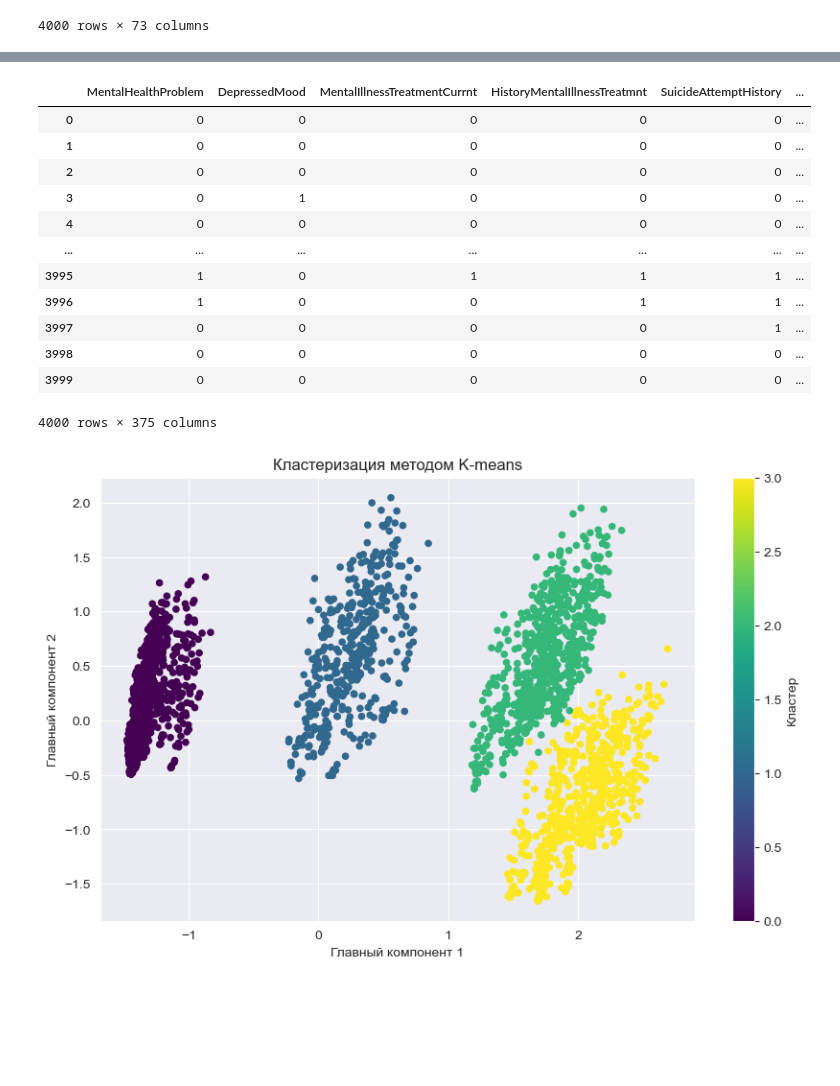
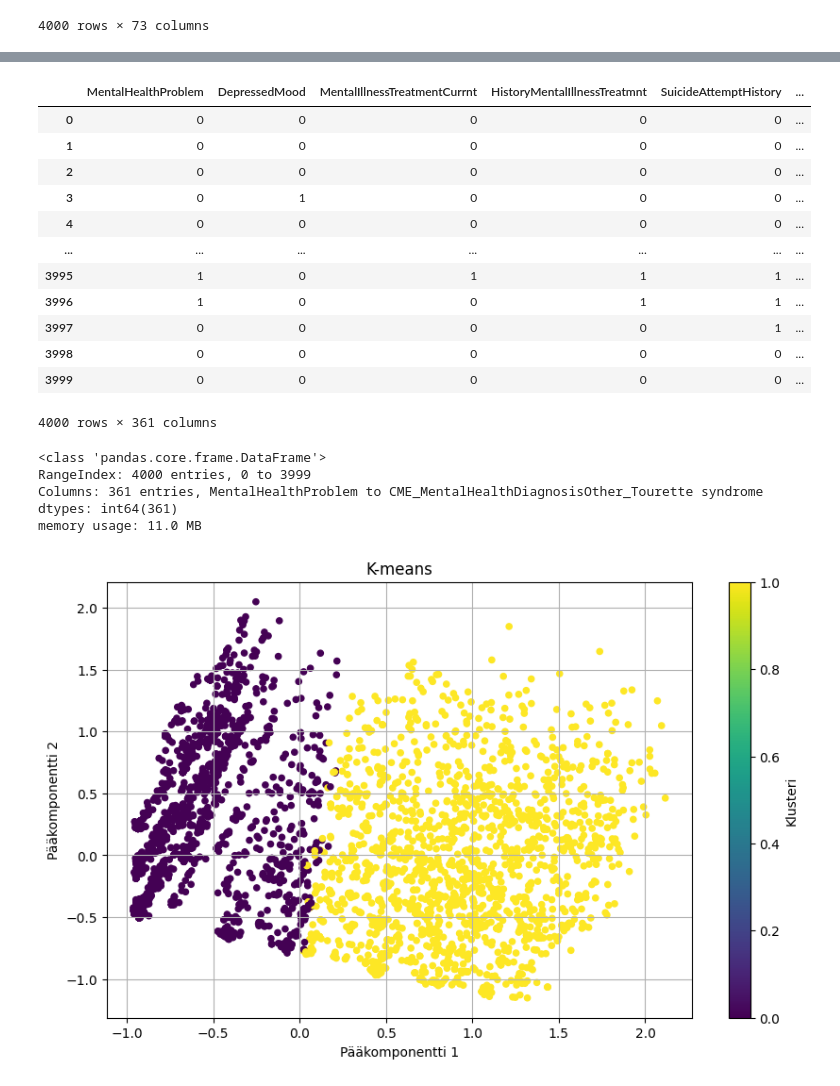
Before and after one commit to VladimirPiniazhin/Koneoppiminen, a Jupyter notebook: Harjoitustehtava.ipynb, the cells around one changed output, grey strips where cells are left out. Cells and saved outputs as stored; diff of their text form; code cells hidden in the pictures; blank space fills up the shorter version.

```diff
--- a/Harjoitustehtava.ipynb
+++ b/Harjoitustehtava.ipynb
@@ -60,7 +64,16 @@ data_with_encoded_diagnosis.head()
 # %%
-# Отфильтруем только числовые признаки для кластеризации
+# Suodatetaan vain numeeriset ominaisuudet klusterointia varten
 data = data_with_encoded_diagnosis.select_dtypes(exclude='object')
-data
+
+# Poista kaikki sarakkeet, joiden nimessä on ”Unknown”, ”Unspecified” tai ”Unstated”, koska ne eivät sisällä vaikuttavia tietoja
+keywords_to_remove = ['Unknown', 'Unspecified', 'Unstated', 'SuicideNote']
+data = data.drop(columns=[col for col in data.columns if any(keyword in col for keyword in keywords_to_remove)])
+
+# Korvataan Boolen arvot arvoilla 1 ja 0
+df = data.apply(lambda x: x.map(lambda y: 1 if y == True else 0))
+
+# Tarkistetaan mitä saattiin tuloksena
+df
 # %% [output]
 |  | MentalHealthProblem | DepressedMood | MentalIllnessTreatmentCurrnt | HistoryMentalIllnessTreatmnt | SuicideAttemptHistory | ... |
 | 0 | 0 | 0 | 0 | 0 | 0 | ... |
@@ -74,24 +87,33 @@ data
 | 3997 | 0 | 0 | 0 | 0 | 1 | ... |
 | 3998 | 0 | 0 | 0 | 0 | 0 | ... |
 | 3999 | 0 | 0 | 0 | 0 | 0 | ... |
-4000 rows × 375 columns
+4000 rows × 361 columns
+# %%
+df.info()
+# %% [output]
+<class 'pandas.core.frame.DataFrame'>
+RangeIndex: 4000 entries, 0 to 3999
+Columns: 361 entries, MentalHealthProblem to CME_MentalHealthDiagnosisOther_Tourette syndrome
+dtypes: int64(361)
+memory usage: 11.0 MB
 # %%
-# Применим PCA для снижения размерности до 2D для визуализации
+# Sovelletaan PCA:ta ulottuvuuden vähentämiseksi 2D:ksi visualisointia varten
 pca = PCA(n_components=2)
-pca_data = pca.fit_transform(data)
+pca_data = pca.fit_transform(df)
 
-# Кластеризация методом K-means
-kmeans = KMeans(n_clusters=4, init='k-means++', random_state=42)  # 4 кластера для примера
-clusters = kmeans.fit_predict(data)
+# K-means- klusterointi
+kmeans = KMeans(n_clusters=2, init='k-means++',random_state=42)
+clusters = kmeans.fit_predict(df)
+df['Cluster'] = kmeans.labels_
 
-# Визуализация кластеров
+# Visualisointi
 plt.figure(figsize=(10, 6))
 plt.scatter(pca_data[:, 0], pca_data[:, 1], c=clusters, cmap='viridis', s=20)
-plt.colorbar(label='Кластер')
-plt.title('Кластеризация методом K-means')
-plt.xlabel('Главный компонент 1')
-plt.ylabel('Главный компонент 2')
+plt.colorbar(label='Klusteri')
+plt.title('K-means')
+plt.xlabel('Pääkomponentti 1')
+plt.ylabel('Pääkomponentti 2')
 plt.grid(True)
 plt.show()
 # %% [output]
-[figure, old version]
+[figure, new version]
```
Also changed, not shown: parts of 29 cells of this notebook.
